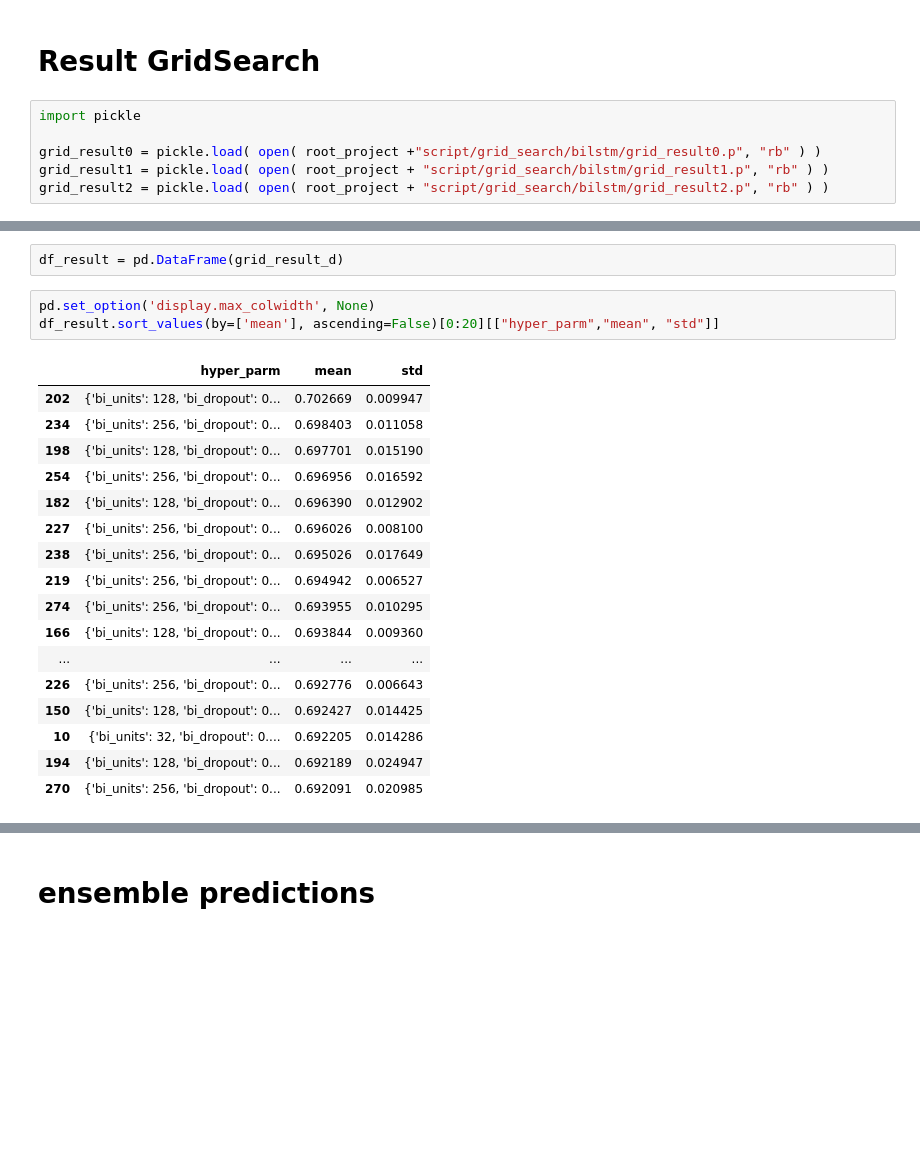
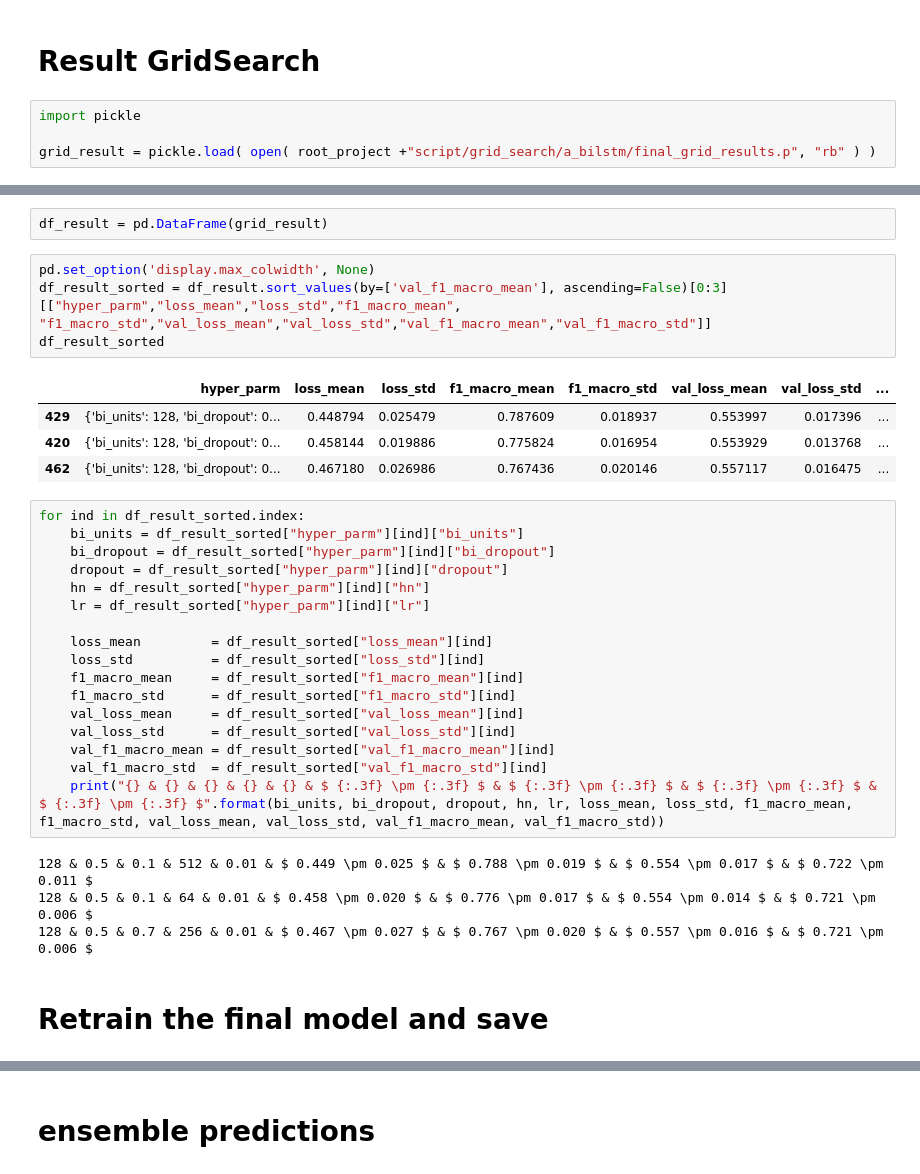
Before and after one commit to alessandrocuda/ReSt, a Jupyter notebook: notebooks/ReStBiLstm/attention_bilstm_text_pos_extra.ipynb, the cells around one changed output, grey strips where cells are left out. Saved outputs shown, nothing was run; the diff lists cells and outputs as text; blank space fills up the shorter version.

Commit message:
publish attention BiLSTM model

```diff
--- a/notebooks/ReStBiLstm/attention_bilstm_text_pos_extra.ipynb
+++ b/notebooks/ReStBiLstm/attention_bilstm_text_pos_extra.ipynb
@@ -345,10 +366,8 @@ dict_keys(['loss', 'f1_macro', 'val_loss', 'val_f1_macro', 'val_f1'])
 [figure]
 # %% [markdown]
 # Result GridSearch
-# %%
-import pickle
-
-grid_result0 = pickle.load( open( root_project +"script/grid_search/bilstm/grid_result0.p", "rb" ) )
-grid_result1 = pickle.load( open( root_project + "script/grid_search/bilstm/grid_result1.p", "rb" ) )
-grid_result2 = pickle.load( open( root_project + "script/grid_search/bilstm/grid_result2.p", "rb" ) )
+# %%
+import pickle
+
+grid_result = pickle.load( open( root_project +"script/grid_search/a_bilstm/final_grid_results.p", "rb" ) )
 # %%
@@ -386,24 +393,35 @@ for elem in grid_result2:
 # %%
-df_result = pd.DataFrame(grid_result_d)
+df_result = pd.DataFrame(grid_result)
 # %%
 pd.set_option('display.max_colwidth', None)
-df_result.sort_values(by=['mean'], ascending=False)[0:20][["hyper_parm","mean", "std"]]
+df_result_sorted = df_result.sort_values(by=['val_f1_macro_mean'], ascending=False)[0:3][["hyper_parm","loss_mean","loss_std","f1_macro_mean", "f1_macro_std","val_loss_mean","val_loss_std","val_f1_macro_mean","val_f1_macro_std"]]
+df_result_sorted
 # %% [output]
-|  | hyper_parm | mean | std |
-| 202 | {'bi_units': 128, 'bi_dropout': 0... | 0.702669 | 0.009947 |
-| 234 | {'bi_units': 256, 'bi_dropout': 0... | 0.698403 | 0.011058 |
-| 198 | {'bi_units': 128, 'bi_dropout': 0... | 0.697701 | 0.015190 |
-| 254 | {'bi_units': 256, 'bi_dropout': 0... | 0.696956 | 0.016592 |
-| 182 | {'bi_units': 128, 'bi_dropout': 0... | 0.696390 | 0.012902 |
-| 227 | {'bi_units': 256, 'bi_dropout': 0... | 0.696026 | 0.008100 |
-| 238 | {'bi_units': 256, 'bi_dropout': 0... | 0.695026 | 0.017649 |
-| 219 | {'bi_units': 256, 'bi_dropout': 0... | 0.694942 | 0.006527 |
-| 274 | {'bi_units': 256, 'bi_dropout': 0... | 0.693955 | 0.010295 |
-| 166 | {'bi_units': 128, 'bi_dropout': 0... | 0.693844 | 0.009360 |
-| ... | ... | ... | ... |
-| 226 | {'bi_units': 256, 'bi_dropout': 0... | 0.692776 | 0.006643 |
-| 150 | {'bi_units': 128, 'bi_dropout': 0... | 0.692427 | 0.014425 |
-| 10 | {'bi_units': 32, 'bi_dropout': 0.... | 0.692205 | 0.014286 |
-| 194 | {'bi_units': 128, 'bi_dropout': 0... | 0.692189 | 0.024947 |
-| 270 | {'bi_units': 256, 'bi_dropout': 0... | 0.692091 | 0.020985 |
+|  | hyper_parm | loss_mean | loss_std | f1_macro_mean | f1_macro_std | val_loss_mean | val_loss_std | ... |
+| 429 | {'bi_units': 128, 'bi_dropout': 0... | 0.448794 | 0.025479 | 0.787609 | 0.018937 | 0.553997 | 0.017396 | ... |
+| 420 | {'bi_units': 128, 'bi_dropout': 0... | 0.458144 | 0.019886 | 0.775824 | 0.016954 | 0.553929 | 0.013768 | ... |
+| 462 | {'bi_units': 128, 'bi_dropout': 0... | 0.467180 | 0.026986 | 0.767436 | 0.020146 | 0.557117 | 0.016475 | ... |
+# %%
+for ind in df_result_sorted.index:
+    bi_units = df_result_sorted["hyper_parm"][ind]["bi_units"]
+    bi_dropout = df_result_sorted["hyper_parm"][ind]["bi_dropout"]
+    dropout = df_result_sorted["hyper_parm"][ind]["dropout"]
+    hn = df_result_sorted["hyper_parm"][ind]["hn"]
+    lr = df_result_sorted["hyper_parm"][ind]["lr"]
+
+    loss_mean         = df_result_sorted["loss_mean"][ind]
+    loss_std          = df_result_sorted["loss_std"][ind]
+    f1_macro_mean     = df_result_sorted["f1_macro_mean"][ind]
+    f1_macro_std      = df_result_sorted["f1_macro_std"][ind]
+    val_loss_mean     = df_result_sorted["val_loss_mean"][ind]
+    val_loss_std      = df_result_sorted["val_loss_std"][ind]
+    val_f1_macro_mean = df_result_sorted["val_f1_macro_mean"][ind]
+    val_f1_macro_std  = df_result_sorted["val_f1_macro_std"][ind]
+    print("{} & {} & {} & {} & {} & $ {:.3f} \pm {:.3f} $ & $ {:.3f} \pm {:.3f} $ & $ {:.3f} \pm {:.3f} $ & $ {:.3f} \pm {:.3f} $".format(bi_units, bi_dropout, dropout, hn, lr, loss_mean, loss_std, f1_macro_mean, f1_macro_std, val_loss_mean, val_loss_std, val_f1_macro_mean, val_f1_macro_std))
+# %% [output]
+128 & 0.5 & 0.1 & 512 & 0.01 & $ 0.449 \pm 0.025 $ & $ 0.788 \pm 0.019 $ & $ 0.554 \pm 0.017 $ & $ 0.722 \pm 0.011 $
+128 & 0.5 & 0.1 & 64 & 0.01 & $ 0.458 \pm 0.020 $ & $ 0.776 \pm 0.017 $ & $ 0.554 \pm 0.014 $ & $ 0.721 \pm 0.006 $
+128 & 0.5 & 0.7 & 256 & 0.01 & $ 0.467 \pm 0.027 $ & $ 0.767 \pm 0.020 $ & $ 0.557 \pm 0.016 $ & $ 0.721 \pm 0.006 $
+# %% [markdown]
+# Retrain the final model and save
 # %%
```
Also changed, not shown: parts of 24 cells of this notebook, 5 other files.
